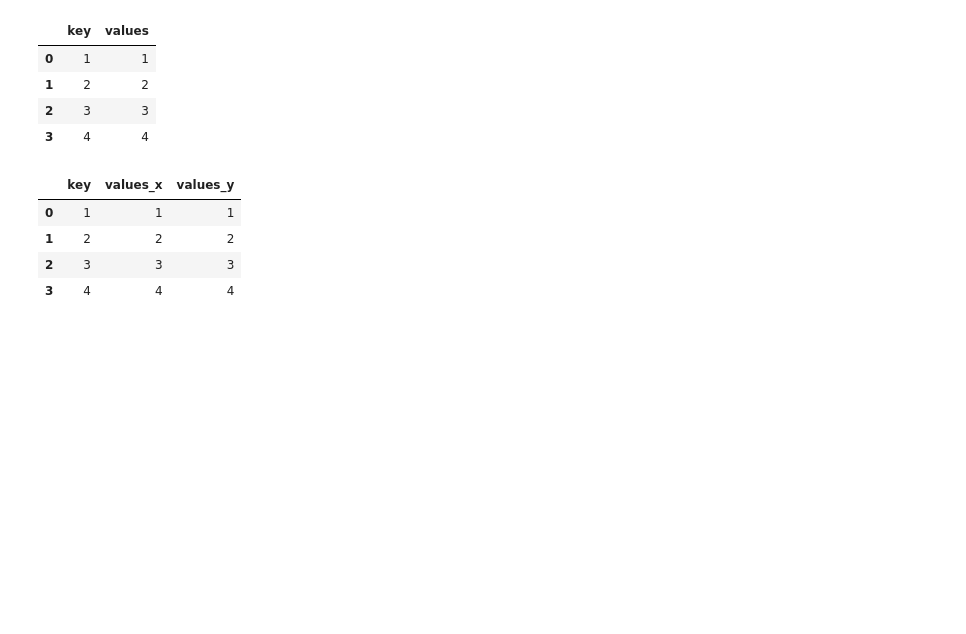
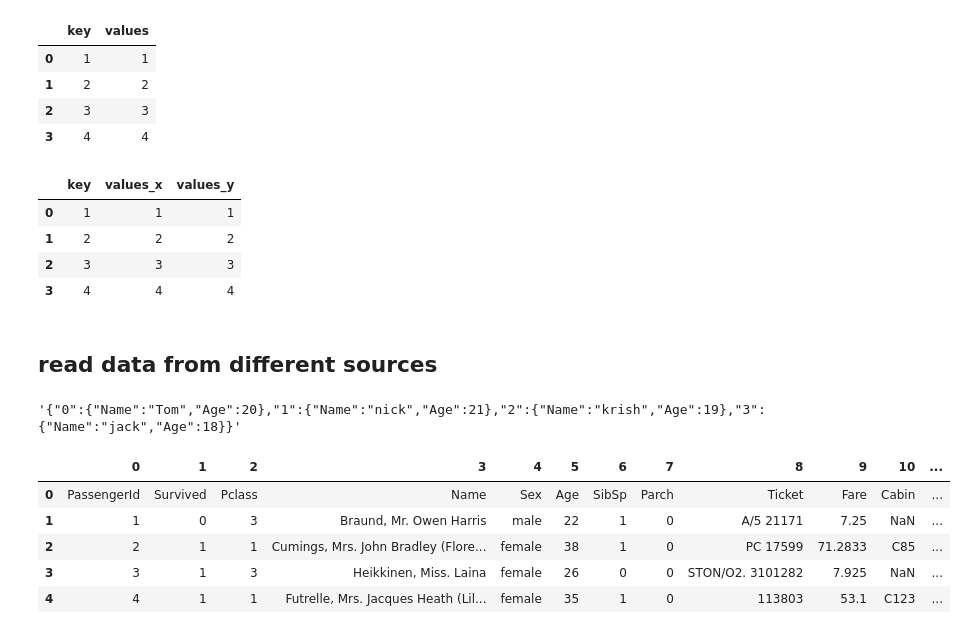
Before and after one commit to kishanghosh090/DataScienceUdemy, a Jupyter notebook: dataAnylisWithPython/pandas/dmWithNumpyAndPandas.ipynb, the cells around one changed output. Cells and saved outputs as stored; diff of their text form; code cells hidden in the pictures; blank space fills up the shorter version.

Commit message:
add data frame more

```diff
--- a/dataAnylisWithPython/pandas/dmWithNumpyAndPandas.ipynb
+++ b/dataAnylisWithPython/pandas/dmWithNumpyAndPandas.ipynb
@@ -262,3 +262,29 @@ pd.merge(df1, df2, how='inner', on='key')
 | 1 | 2 | 2 | 2 |
 | 2 | 3 | 3 | 3 |
 | 3 | 4 | 4 | 4 |
+# %% [markdown]
+## read data from different sources
+# %%
+import pandas as pd
+from io import StringIO
+
+Data = '{"Name": ["Tom", "nick", "krish", "jack"], "Age": [20, 21, 19, 18]}'
+# pd.read_json(Data)
+
+df = pd.read_json(StringIO(Data))
+
+# df.to_json(orient='records')
+df.to_json(orient="index")
+# %% [output]
+'{"0":{"Name":"Tom","Age":20},"1":{"Name":"nick","Age":21},"2":{"Name":"krish","Age":19},"3":{"Name":"jack","Age":18}}'
+# %%
+df = pd.read_csv("https://raw.githubusercontent.com/datasciencedojo/datasets/master/titanic.csv",header=None)
+# %%
+df.head()
+# %% [output]
+|  | 0 | 1 | 2 | 3 | 4 | 5 | 6 | 7 | 8 | 9 | 10 | ... |
+| 0 | PassengerId | Survived | Pclass | Name | Sex | Age | SibSp | Parch | Ticket | Fare | Cabin | ... |
+| 1 | 1 | 0 | 3 | Braund, Mr. Owen Harris | male | 22 | 1 | 0 | A/5 21171 | 7.25 | NaN | ... |
+| 2 | 2 | 1 | 1 | Cumings, Mrs. John Bradley (Flore... | female | 38 | 1 | 0 | PC 17599 | 71.2833 | C85 | ... |
+| 3 | 3 | 1 | 3 | Heikkinen, Miss. Laina | female | 26 | 0 | 0 | STON/O2. 3101282 | 7.925 | NaN | ... |
+| 4 | 4 | 1 | 1 | Futrelle, Mrs. Jacques Heath (Lil... | female | 35 | 1 | 0 | 113803 | 53.1 | C123 | ... |
```
Also changed, not shown: parts of 9 cells of this notebook, 4 other files.
